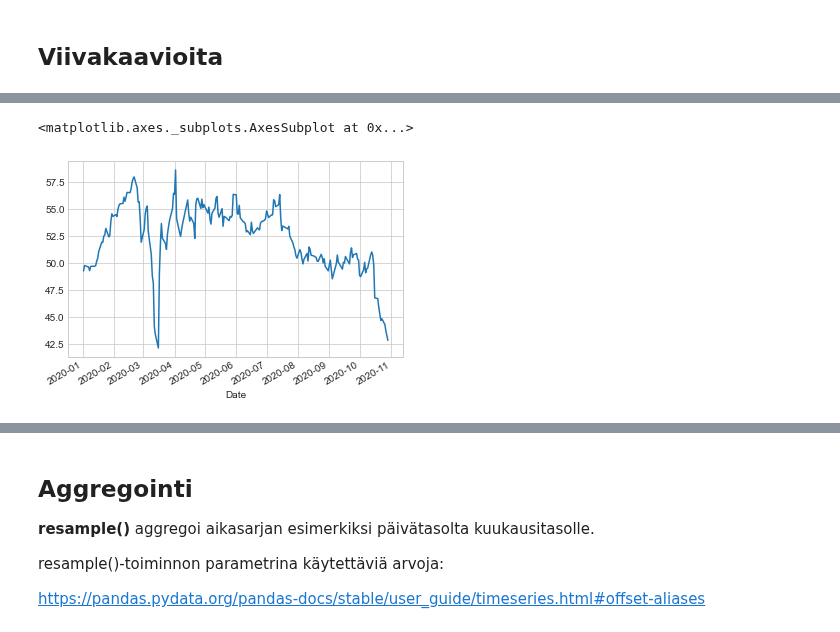
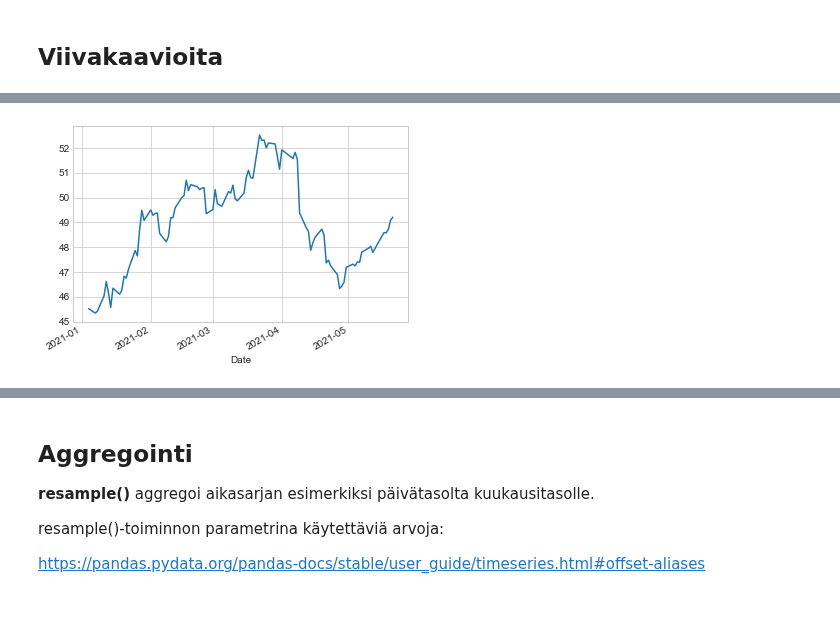
Before and after one commit to taanila/aikasarjat, a Jupyter notebook: aikasarjat.ipynb, the cells around one changed output, grey strips where cells are left out. Drawn from its saved outputs; the diff is of its cells as text; code cells hidden in the pictures.

```diff
--- a/aikasarjat.ipynb
+++ b/aikasarjat.ipynb
@@ -77,6 +83,8 @@ telia['Close'].plot()
 # %%
-# Vuoden 2020 alusta
-elisa['Close']['2020':].plot()
+# Vuoden 2021 alusta
+elisa['Close']['2021':].plot()
+
+# Tämä viimeistelee aika-akselin
+plt.gca().xaxis.set_major_locator(mdates.MonthLocator())
 # %% [output]
-<matplotlib.axes._subplots.AxesSubplot at 0x...>
-[figure, old version]
+[figure, new version]
```
Also changed, not shown: parts of 27 cells of this notebook.
